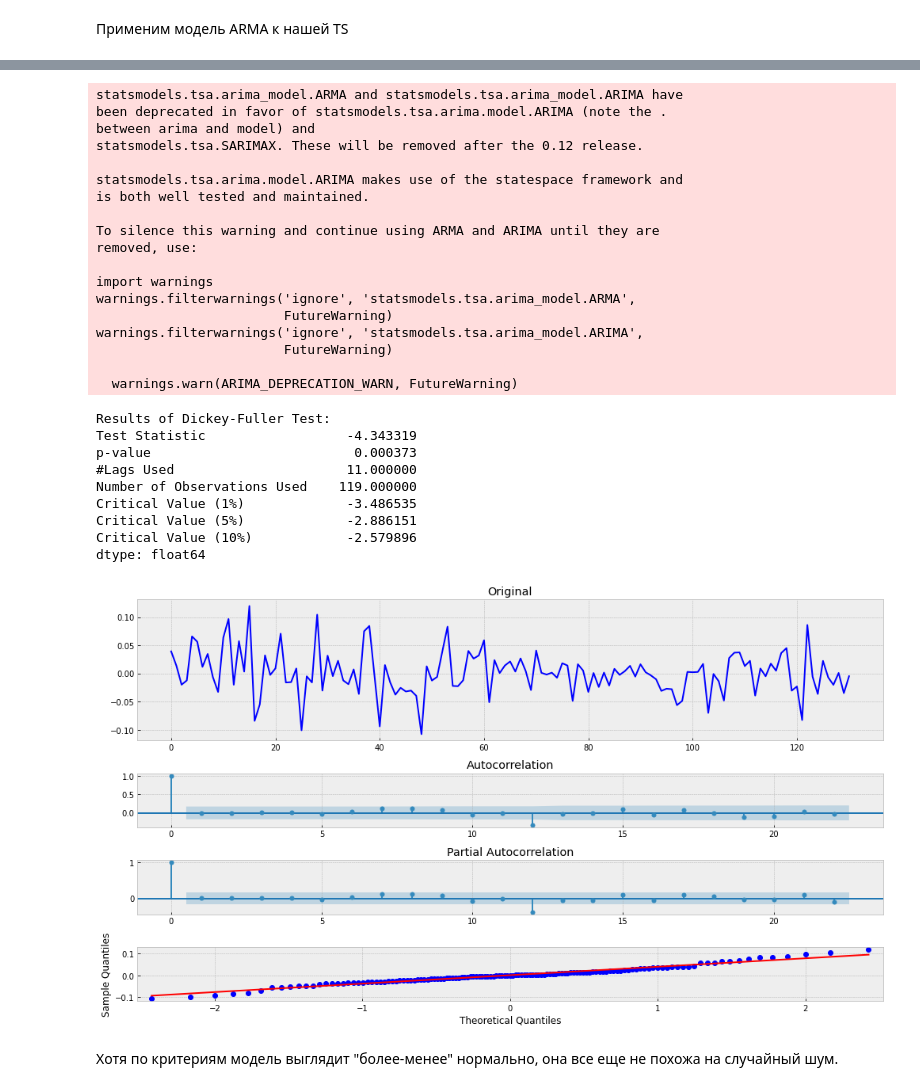
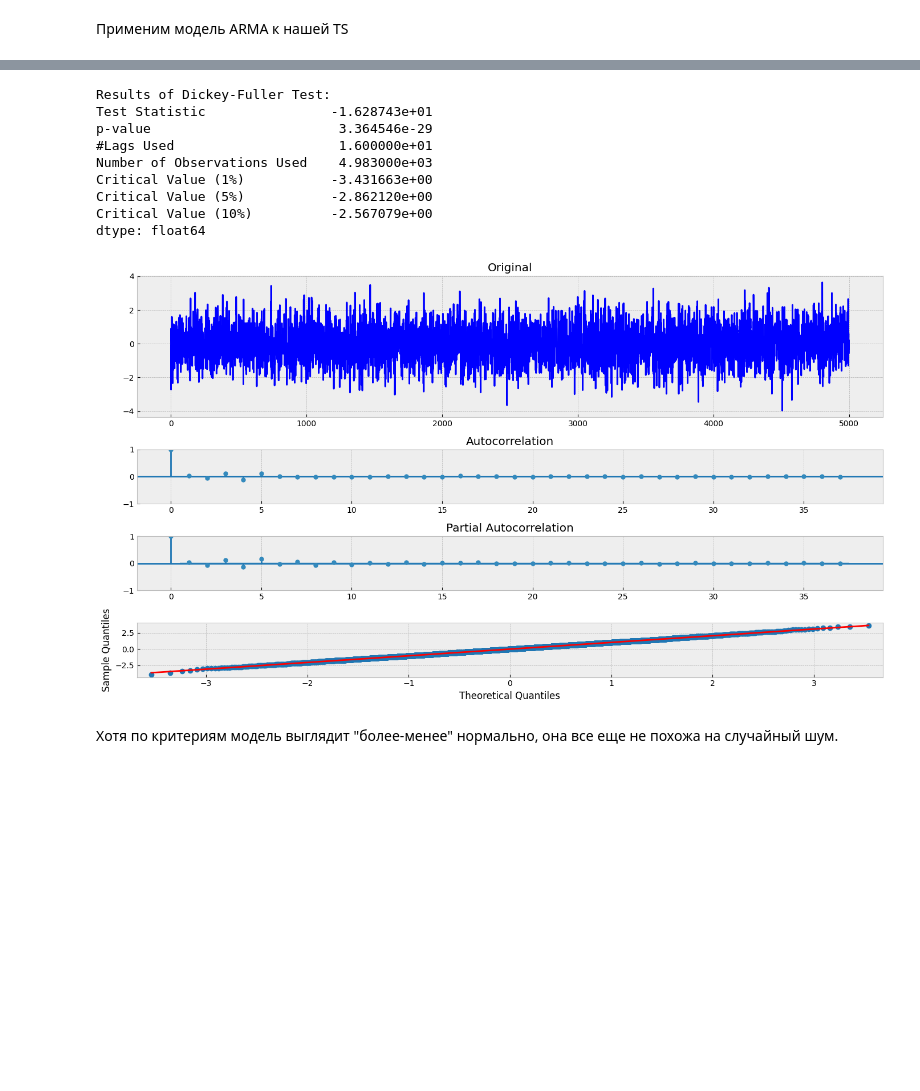
Before and after one commit to diss03/Time-series, a Jupyter notebook: Занятие 3/Лекция и практика 3.ipynb, the cells around one changed output, grey strips where cells are left out. Drawn from its saved outputs; the diff is of its cells as text; code cells hidden in the pictures; blank space fills up the shorter version.

```diff
--- a/Занятие 3/Лекция и практика 3.ipynb
+++ b/Занятие 3/Лекция и практика 3.ipynb
@@ -727,36 +614,16 @@ aic: -461.63881 | order: (4, 4)
 # %%
-mdl = smt.ARMA(series, order=(4, 4)).fit(
-                method='mle', trend='nc'
-            )
+mdl = ARIMA(arma22, order=(4, 0, 0)).fit()
 tsplot(mdl.resid)
 # %% [output]
-statsmodels.tsa.arima_model.ARMA and statsmodels.tsa.arima_model.ARIMA have
-been deprecated in favor of statsmodels.tsa.arima.model.ARIMA (note the .
-between arima and model) and
-statsmodels.tsa.SARIMAX. These will be removed after the 0.12 release.
-
-statsmodels.tsa.arima.model.ARIMA makes use of the statespace framework and
-is both well tested and maintained.
-
-To silence this warning and continue using ARMA and ARIMA until they are
-removed, use:
-
-import warnings
-warnings.filterwarnings('ignore', 'statsmodels.tsa.arima_model.ARMA',
-                        FutureWarning)
-warnings.filterwarnings('ignore', 'statsmodels.tsa.arima_model.ARIMA',
-                        FutureWarning)
-
-  warnings.warn(ARIMA_DEPRECATION_WARN, FutureWarning)
+Results of Dickey-Fuller Test:
+Test Statistic                -1.628743e+01
+p-value                        3.364546e-29
+#Lags Used                     1.600000e+01
+Number of Observations Used    4.983000e+03
+Critical Value (1%)           -3.431663e+00
+Critical Value (5%)           -2.862120e+00
+Critical Value (10%)          -2.567079e+00
+dtype: float64
-Results of Dickey-Fuller Test:
-Test Statistic                  -4.343319
-p-value                          0.000373
-#Lags Used                      11.000000
-Number of Observations Used    119.000000
-Critical Value (1%)             -3.486535
-Critical Value (5%)             -2.886151
-Critical Value (10%)            -2.579896
-dtype: float64
-[figure, old version]
+[figure, new version]
 # %% [markdown]
 Хотя по критериям модель выглядит "более-менее" нормально, она все еще не похожа на случайный шум.
```
Also changed, not shown: parts of 14 cells of this notebook.
